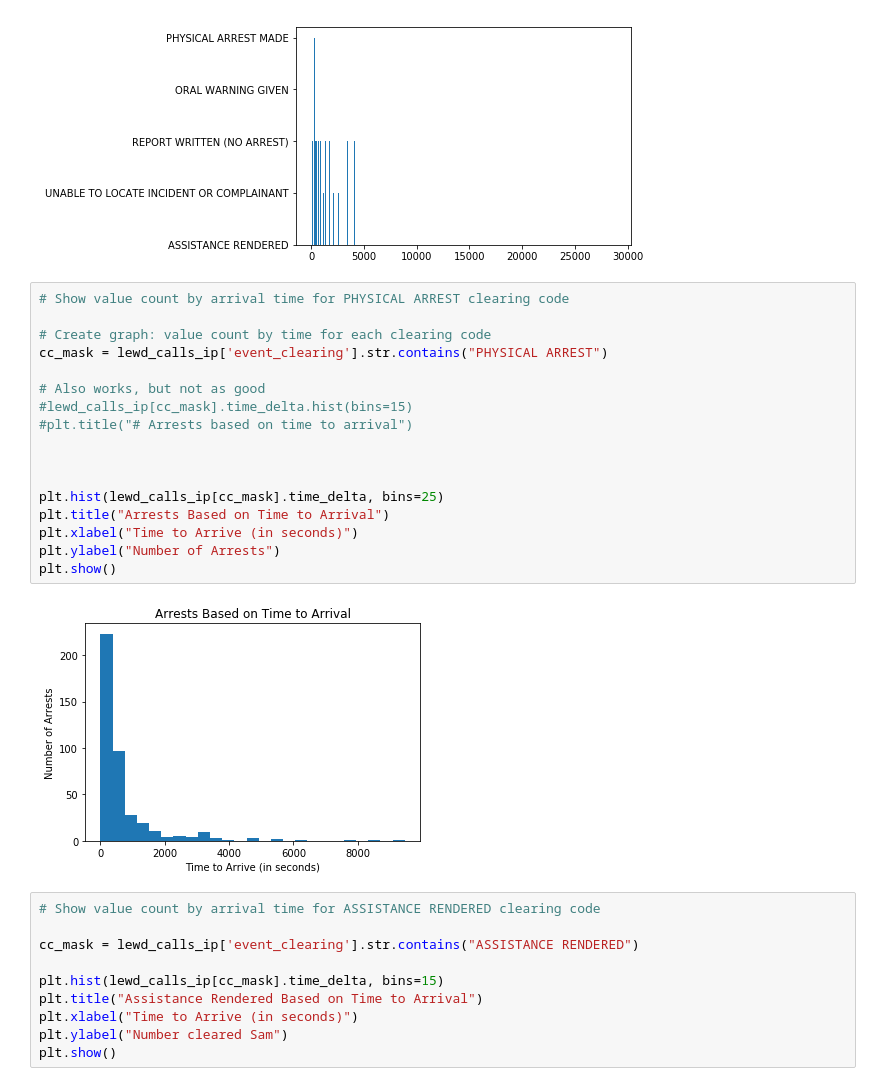
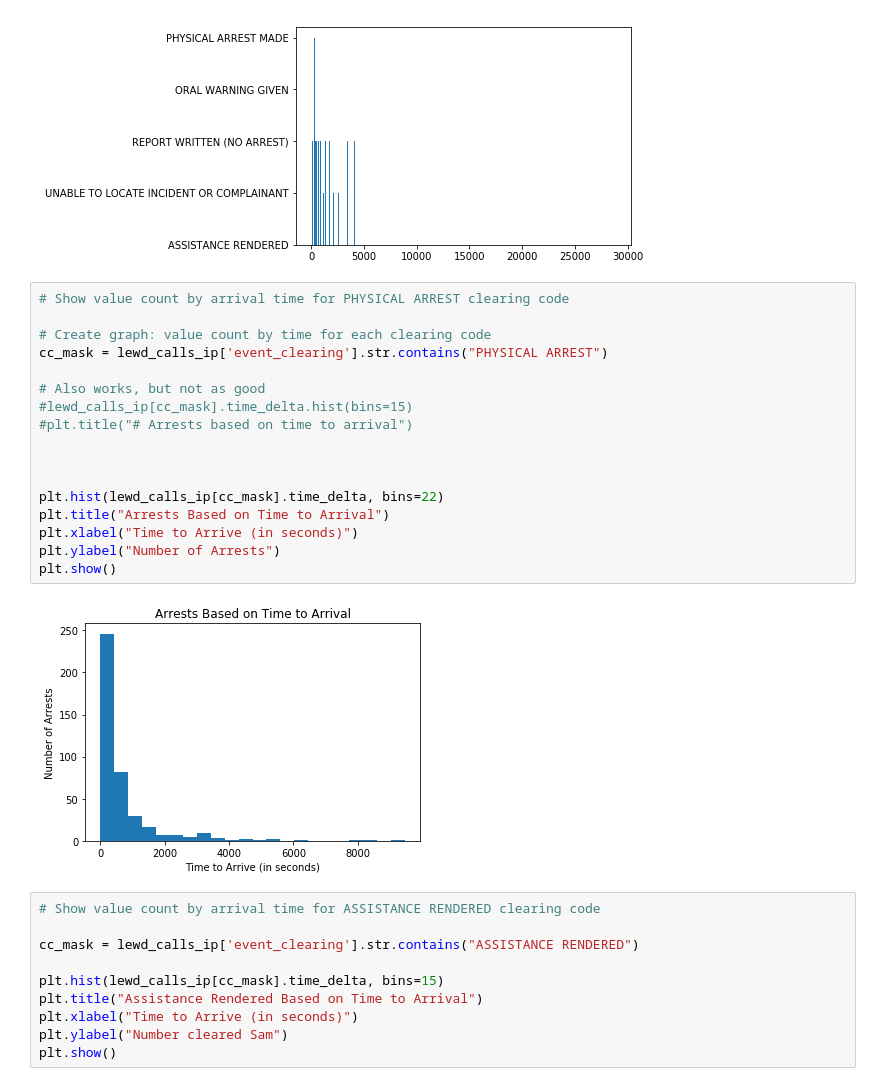
Before and after one commit to teacupwoozy/spd_notebook_archive, a Jupyter notebook: spd_notebook/2010-2018_sexcrimes_violentcrimes_percentages.ipynb, the cells around one changed output. Saved outputs shown, nothing was run; the diff lists cells and outputs as text.

```diff
--- a/spd_notebook/2010-2018_sexcrimes_violentcrimes_percentages.ipynb
+++ b/spd_notebook/2010-2018_sexcrimes_violentcrimes_percentages.ipynb
@@ -577,22 +648,22 @@ plt.show();
 # %%
 # Show value count by arrival time for PHYSICAL ARREST clearing code
 
 # Create graph: value count by time for each clearing code
 cc_mask = lewd_calls_ip['event_clearing'].str.contains("PHYSICAL ARREST")
 
 # Also works, but not as good
 #lewd_calls_ip[cc_mask].time_delta.hist(bins=15)
 #plt.title("# Arrests based on time to arrival")
 
 
 
-plt.hist(lewd_calls_ip[cc_mask].time_delta, bins=25)
+plt.hist(lewd_calls_ip[cc_mask].time_delta, bins=22)
 plt.title("Arrests Based on Time to Arrival")
 plt.xlabel("Time to Arrive (in seconds)")
 plt.ylabel("Number of Arrests")
 plt.show()
 # %% [output]
-[figure, old version]
+[figure, new version]
 # %%
 # Show value count by arrival time for ASSISTANCE RENDERED clearing code
 
```
Also changed, not shown: parts of 18 cells of this notebook.
